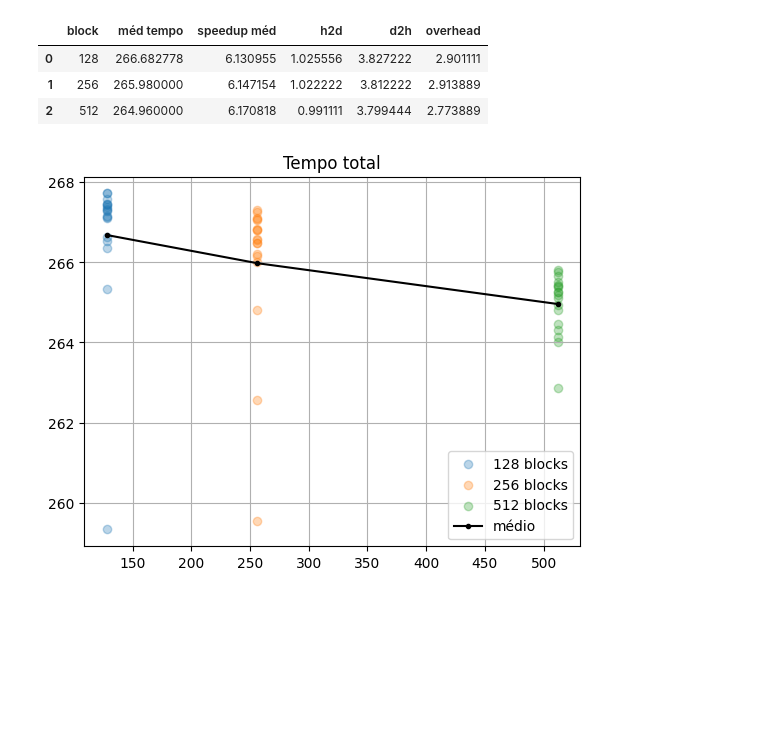
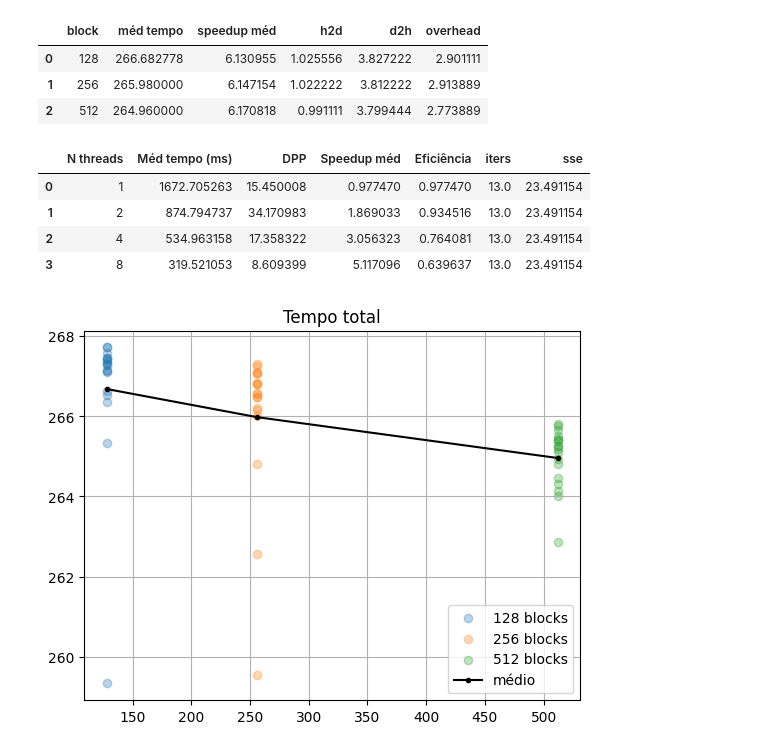
Before and after one commit to tiagoizumi/kmeans-pcd, a Jupyter notebook: Etapa 2/resultados_graficos.ipynb, the cells around one changed output. Cells and saved outputs as stored; diff of their text form; code cells hidden in the pictures; blank space fills up the shorter version.

```diff
--- a/Etapa 2/resultados_graficos.ipynb
+++ b/Etapa 2/resultados_graficos.ipynb
@@ -33,6 +56,14 @@ resumo
 | 0 | 128 | 266.682778 | 6.130955 | 1.025556 | 3.827222 | 2.901111 |
 | 1 | 256 | 265.980000 | 6.147154 | 1.022222 | 3.812222 | 2.913889 |
 | 2 | 512 | 264.960000 | 6.170818 | 0.991111 | 3.799444 | 2.773889 |
+# %%
+omp
+# %% [output]
+|  | N threads | Méd tempo (ms) | DPP | Speedup méd | Eficiência | iters | sse |
+| 0 | 1 | 1672.705263 | 15.450008 | 0.977470 | 0.977470 | 13.0 | 23.491154 |
+| 1 | 2 | 874.794737 | 34.170983 | 1.869033 | 0.934516 | 13.0 | 23.491154 |
+| 2 | 4 | 534.963158 | 17.358322 | 3.056323 | 0.764081 | 13.0 | 23.491154 |
+| 3 | 8 | 319.521053 | 8.609399 | 5.117096 | 0.639637 | 13.0 | 23.491154 |
 # %%
 plt.scatter([128]*len(r1), r1["total_ms"], alpha=0.3, label="128 blocks")
 plt.scatter([256]*len(r2), r2["total_ms"], alpha=0.3, label="256 blocks")
```
Also changed, not shown: parts of 3 cells of this notebook.
